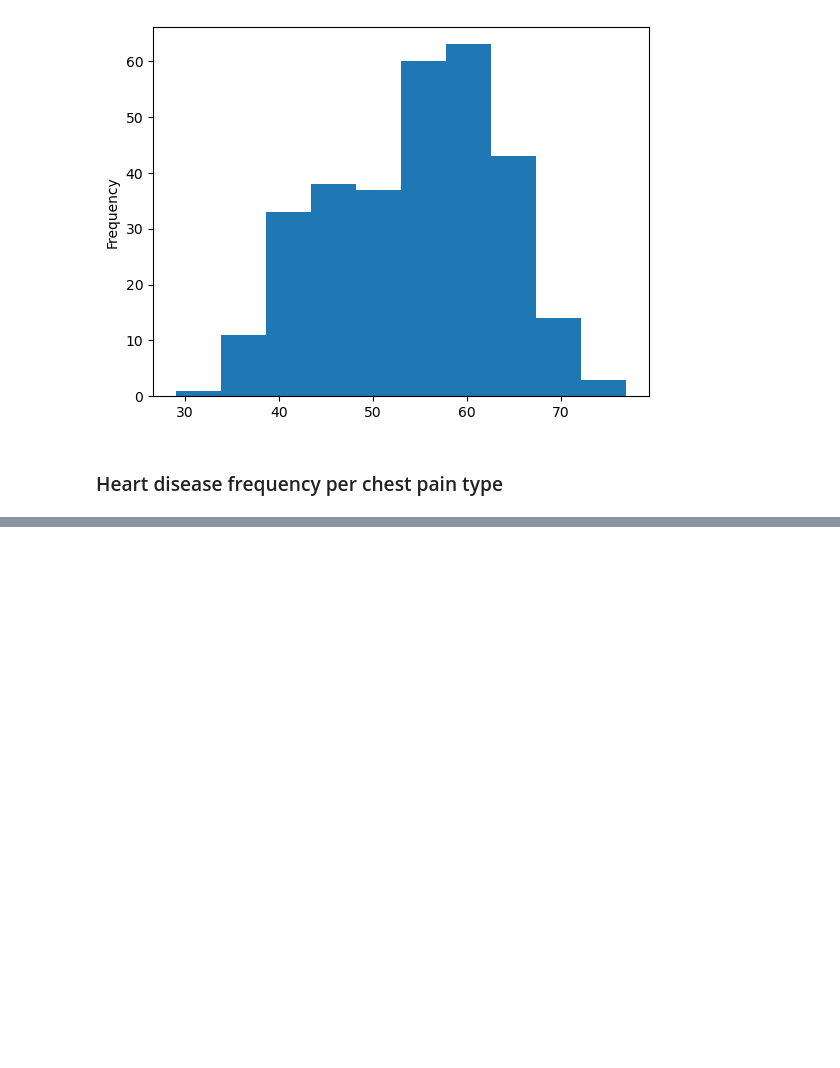
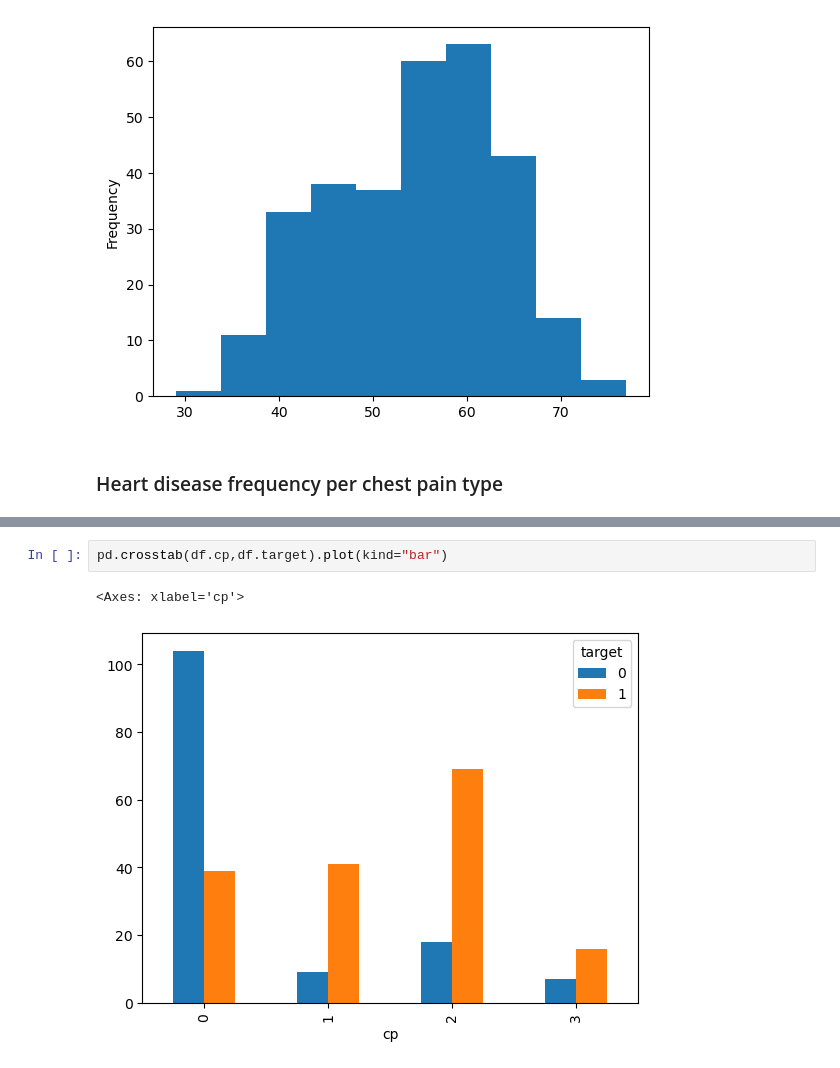
Before and after one commit to chialpp/Disease_estimator_Machine-Learning, a Jupyter notebook: Hospital_Project.ipynb, the cells around one changed output, grey strips where cells are left out. Drawn from its saved outputs; the diff is of its cells as text; blank space fills up the shorter version.

```diff
--- a/Hospital_Project.ipynb
+++ b/Hospital_Project.ipynb
@@ -110,0 +120,5 @@ df.age.plot.hist();
+# %%
+pd.crosstab(df.cp,df.target).plot(kind="bar")
+# %% [output]
+<Axes: xlabel='cp'>
+[figure, added]
```
Also changed, not shown: parts of 9 cells of this notebook.
